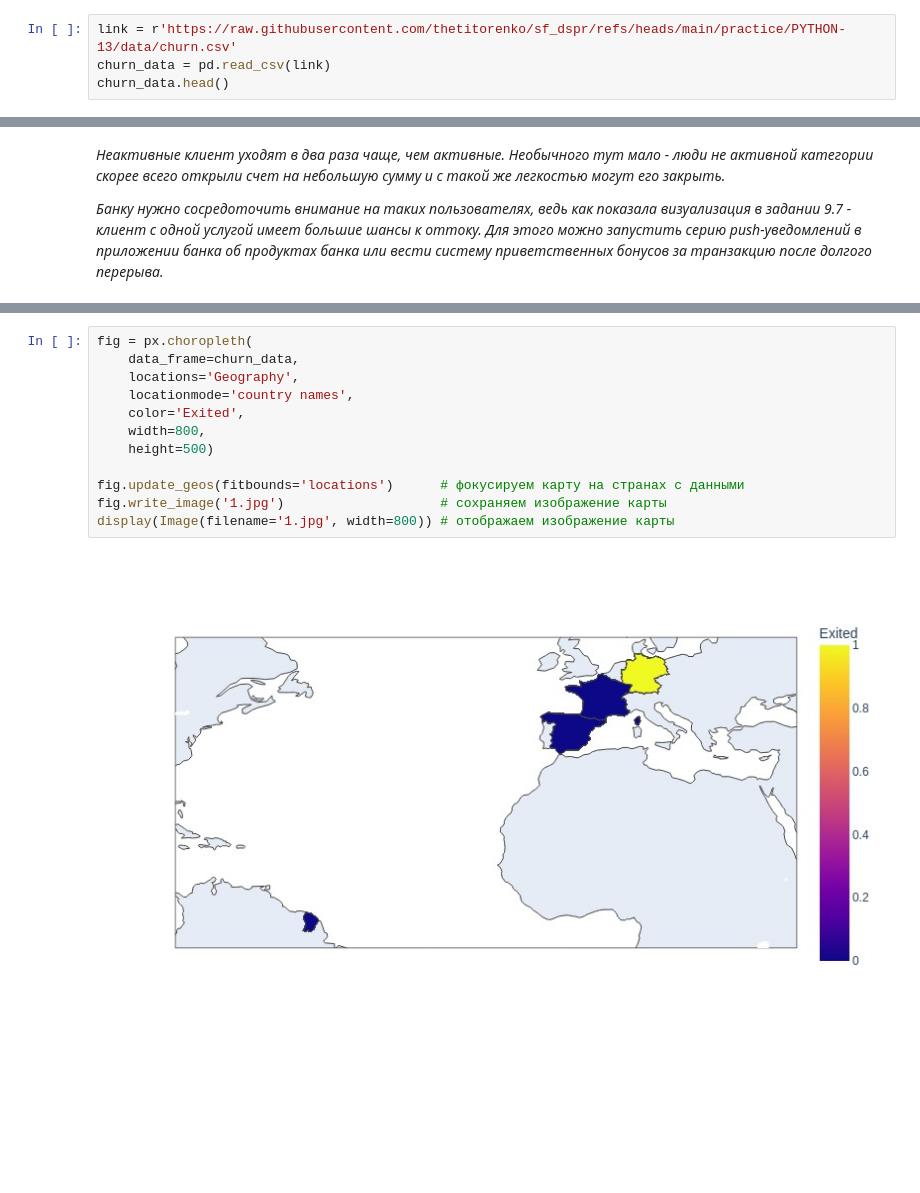
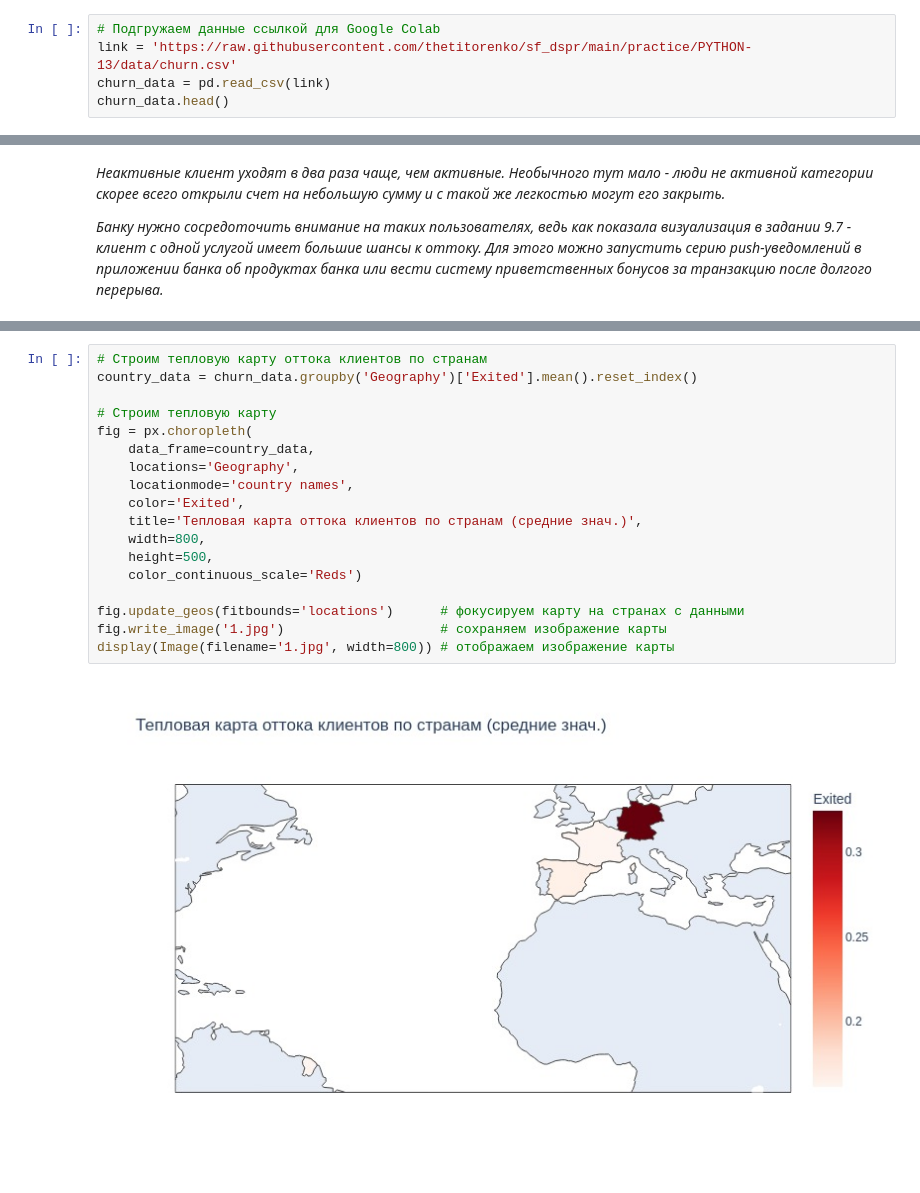
Before and after one commit to thetitorenko/sf_dspr, a Jupyter notebook: practice/PYTHON-13/PYTHON_13_Визуализация.ipynb, the cells around one changed output, grey strips where cells are left out. Cells and saved outputs as stored; diff of their text form; blank space fills up the shorter version.

```diff
--- a/practice/PYTHON-13/PYTHON_13_Визуализация.ipynb
+++ b/practice/PYTHON-13/PYTHON_13_Визуализация.ipynb
@@ -21,7 +21,8 @@ pio.renderers.default = 'notebook_connected' # отображение в Colab
 # %% [markdown]
 ## Знакомимся с данными
 # %%
-link = r'https://raw.githubusercontent.com/thetitorenko/sf_dspr/refs/heads/main/practice/PYTHON-13/data/churn.csv'
+# Подгружаем данные ссылкой для Google Colab
+link = 'https://raw.githubusercontent.com/thetitorenko/sf_dspr/main/practice/PYTHON-13/data/churn.csv'
 churn_data = pd.read_csv(link)
 churn_data.head()
 # %% [output]
@@ -292,14 +309,20 @@ Requirement already satisfied: kaleido==0.2.1 in /usr/local/lib/python3.12/dist-
 # %%
+# Строим тепловую карту оттока клиентов по странам
+country_data = churn_data.groupby('Geography')['Exited'].mean().reset_index()
+
+# Строим тепловую карту
 fig = px.choropleth(
-    data_frame=churn_data,
+    data_frame=country_data,
     locations='Geography',
     locationmode='country names',
     color='Exited',
+    title='Тепловая карта оттока клиентов по странам (средние знач.)',
     width=800,
-    height=500)
+    height=500,
+    color_continuous_scale='Reds')
 
 fig.update_geos(fitbounds='locations')      # фокусируем карту на странах с данными
 fig.write_image('1.jpg')                    # сохраняем изображение карты
 display(Image(filename='1.jpg', width=800)) # отображаем изображение карты
 # %% [output]
-[figure, old version]
+[figure, new version]
```
Also changed, not shown: parts of 26 cells of this notebook.
